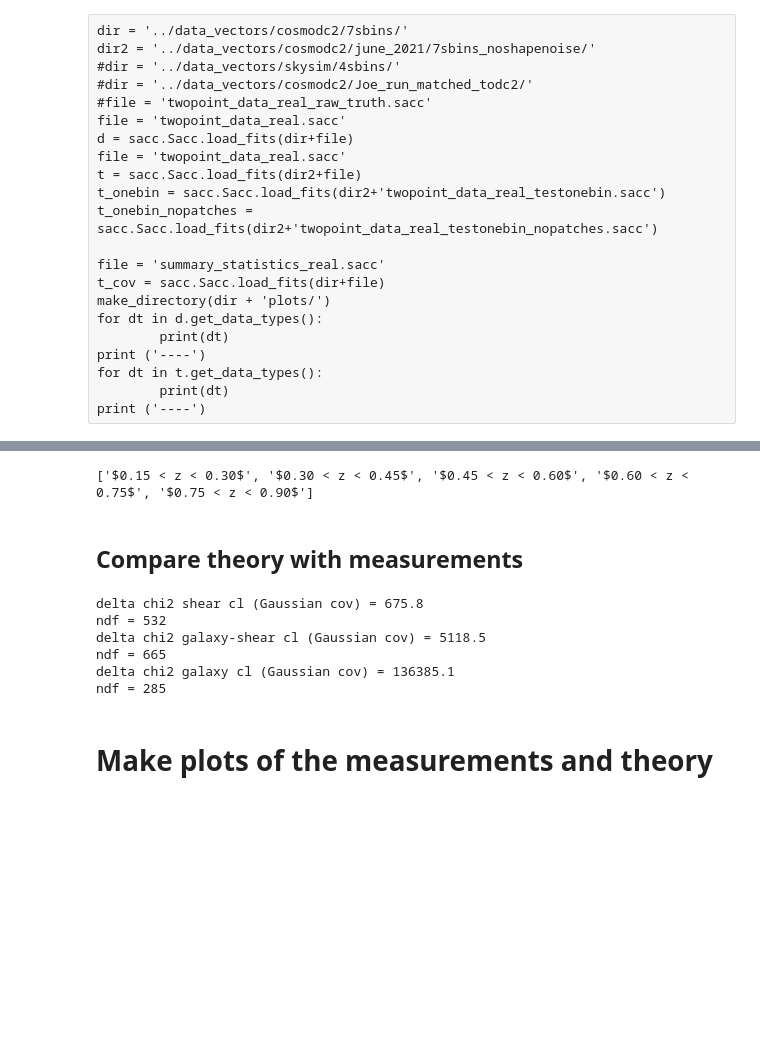
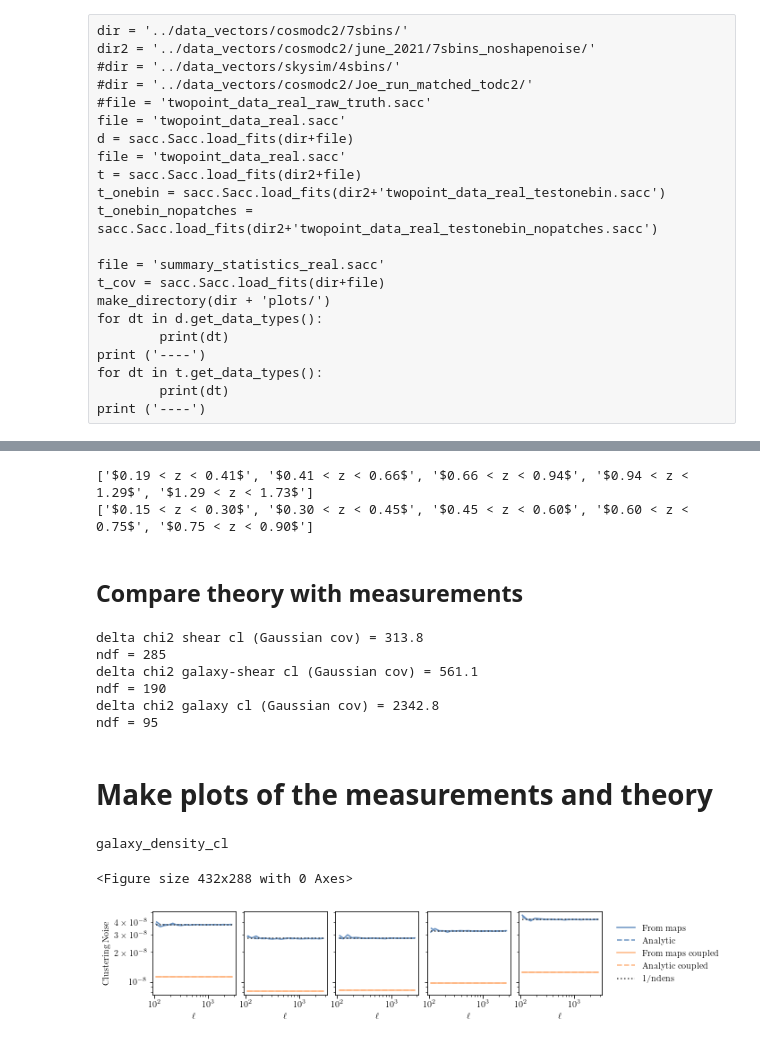
Before and after one commit to LSSTDESC/txpipe-cosmodc2, a Jupyter notebook: notebooks/PlotMeasurementsTheoryandErrorsFourier.ipynb, the cells around one changed output, grey strips where cells are left out. Saved outputs shown, nothing was run; the diff lists cells and outputs as text; code cells hidden in the pictures; blank space fills up the shorter version.

```diff
--- a/notebooks/PlotMeasurementsTheoryandErrorsFourier.ipynb
+++ b/notebooks/PlotMeasurementsTheoryandErrorsFourier.ipynb
@@ -69,2 +128,0 @@ ED = "galaxy_shearDensity_cl_e"
-# %%
-ell, cl = d.get_ell_cl(DD,'lens_0', 'lens_0')
@@ -89,4 +129,29 @@ print(zs_labels)
 # %%
+for i in range(5):
+    ell, cl = a.get_ell_cl(DD,'lens_%d'%i, 'lens_%d'%i)
+    #ell_theory, cl_theory = t.get_ell_cl(DD,'lens_%d'%i, 'lens_%d'%i)
+    #print(cl_theory/cl)
+    #print(np.mean(cl_theory/cl))
+    #print(np.std(cl_theory/cl))
+if  cat == 'gaussian_sims':
+    sims_factor = np.array([20.25, 16.  , 12.25,  9.  ,  9.  ])
+else:
+    sims_factor = np.array([1., 1.  , 1.,  1.  ,  1.  ])
+
+
+#c = ['teal', 'powderblue', 'orange',  'cornflowerblue', 'tomato',  'gray']
+c = ["#474747", "#6992C2", "#C0E0FF", "#FADA77", "#FEB580", 'tomato', 'firebrick']
+zs = [0.19285902, 0.40831394, 0.65503818, 0.94499109, 1.2947086, 1.72779632, 2.27855242, 3. ]
+if cat == 'gaussian_sims':
+    zs = zs[:-2]
+nsbins = len(zs)-1
+def convert_to_z_labels(z):
+    return ['$%0.2f < z < %0.2f$'%(z[i], z[i+1]) for i in range(len(z)-1)]
+zs_labels = convert_to_z_labels(zs)
+print(zs_labels)
+
+nsbins = 5
+
 # Lens sample
 #bias_sheth = [1.4898, 1.5476, 1.7716, 1.9811, 2.1756] # using interpolated cosmodc2 + sheth01 for the bias
 #bias_bhat = [1.2736598368851615, 1.3098155824414275, 1.4893638276960628, 1.668048563010521,1.8370479233940058] # using interpolated cosmodc2 + Bhattacharya11 for the bias
@@ -97,6 +162,7 @@ nlbins = len(zl)-1
 zl_labels = convert_to_z_labels(zl)
 print(zl_labels)
 # %% [output]
+['$0.19 < z < 0.41$', '$0.41 < z < 0.66$', '$0.66 < z < 0.94$', '$0.94 < z < 1.29$', '$1.29 < z < 1.73$']
 ['$0.15 < z < 0.30$', '$0.30 < z < 0.45$', '$0.45 < z < 0.60$', '$0.60 < z < 0.75$', '$0.75 < z < 0.90$']
 # %%
 def get_mean(s, dt):
@@ -245,27 +296,28 @@ def compute_chi2_jk_null(data, dt):
 
 
 # get chi2s
-deltachi2, ndf, cov = compute_chi2_gauss(d, t, cov_th = t_cov, dt =EE)
+deltachi2, ndf, cov = compute_chi2_gauss(a, t, cov_th = t_cov, dt =EE)
 print('delta chi2 shear cl (Gaussian cov) = %0.1f'%deltachi2)
 print('ndf =', ndf)
 
-deltachi2, ndf, cov = compute_chi2_gauss(d, t, cov_th = t_cov, dt =ED)#, galaxy_bias = bias)
+deltachi2, ndf, cov = compute_chi2_gauss(a, t, cov_th = t_cov, dt =ED, gaussian_sims_factor = np.sqrt(sims_factor))
 print('delta chi2 galaxy-shear cl (Gaussian cov) = %0.1f'%deltachi2)
 print('ndf =', ndf)
 
-deltachi2, ndf, cov = compute_chi2_gauss(d, t, cov_th = t_cov, dt =DD)#, galaxy_bias = bias)
+# only auto
+deltachi2, ndf, cov = compute_chi2_gauss(a, t, cov_th = t_cov, dt =DD, gaussian_sims_factor = np.sqrt(sims_factor))
 print('delta chi2 galaxy cl (Gaussian cov) = %0.1f'%deltachi2)
 print('ndf =', ndf)
 
 
 #s.get_data_points(galaxy_shearDensity_xi_x)
 # %% [output]
-delta chi2 shear cl (Gaussian cov) = 675.8
-ndf = 532
-delta chi2 galaxy-shear cl (Gaussian cov) = 5118.5
-ndf = 665
-delta chi2 galaxy cl (Gaussian cov) = 136385.1
+delta chi2 shear cl (Gaussian cov) = 313.8
 ndf = 285
+delta chi2 galaxy-shear cl (Gaussian cov) = 561.1
+ndf = 190
+delta chi2 galaxy cl (Gaussian cov) = 2342.8
+ndf = 95
 # %% [markdown]
 # Make plots of the measurements and theory
 # %%
@@ -376,0 +515,12 @@ def plot_twopoint(s, theory=None, theory_cov = None, datatype=None, ratios = Fal
+# %%
+if cat == 'cosmodc2':
+    lens_density = np.array([0.018115458448473835, 0.0348763018449613, 0.05980260363102459, 0.0890867121108154, 0.1072563048039318])
+if cat == 'gaussian_sims':
+    lens_density = np.array([2.2512824191217113, 3.1115067729648382, 3.08574032321282, 2.6049633670894528, 2.002980579933056])
+fig = plot_noise(d, datatype=DD, compare=a, density_arcmin = lens_density)
+make_directory(dir + 'plots/noise/')
+plt.savefig(dir + 'plots/noise/' + 'cl_galaxy_noise.png', dpi = 500, bbox_inches = 'tight',  pad_inches = 0.1)
+# %% [output]
+galaxy_density_cl
+<Figure size 432x288 with 0 Axes>
+[figure, added]
```
Also changed, not shown: parts of 28 cells of this notebook, 35 other files.
